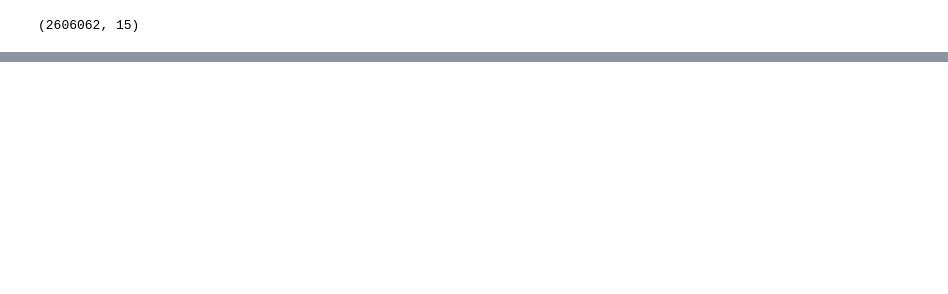
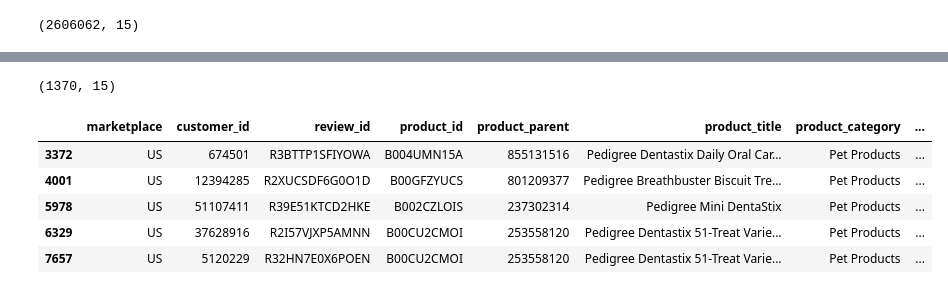
Before and after one commit to lekpix/Amazon-Review-Pet-Products, a Jupyter notebook: PetProductsReview.ipynb, the cells around one changed output, grey strips where cells are left out. Saved outputs shown, nothing was run; the diff lists cells and outputs as text; code cells hidden in the pictures; blank space fills up the shorter version.

```diff
--- a/PetProductsReview.ipynb
+++ b/PetProductsReview.ipynb
@@ -44,0 +87,12 @@ PetProducts1.to_csv("Resources/CleanedPetPRoducts.csv")
+# %%
+PedigreeProducts=wholePetProducts[wholePetProducts.product_title.str.contains('Pedigree',na=False)]
+print(PedigreeProducts.shape)
+PedigreeProducts.head()
+# %% [output]
+(1370, 15)
+|  | marketplace | customer_id | review_id | product_id | product_parent | product_title | product_category | ... |
+| 3372 | US | 674501 | R3BTTP1SFIYOWA | B004UMN15A | 855131516 | Pedigree Dentastix Daily Oral Car... | Pet Products | ... |
+| 4001 | US | 12394285 | R2XUCSDF6G0O1D | B00GFZYUCS | 801209377 | Pedigree Breathbuster Biscuit Tre... | Pet Products | ... |
+| 5978 | US | 51107411 | R39E51KTCD2HKE | B002CZLOIS | 237302314 | Pedigree Mini DentaStix | Pet Products | ... |
+| 6329 | US | 37628916 | R2I57VJXP5AMNN | B00CU2CMOI | 253558120 | Pedigree Dentastix 51-Treat Varie... | Pet Products | ... |
+| 7657 | US | 5120229 | R32HN7E0X6POEN | B00CU2CMOI | 253558120 | Pedigree Dentastix 51-Treat Varie... | Pet Products | ... |
```
Also changed, not shown: parts of 15 cells of this notebook.
